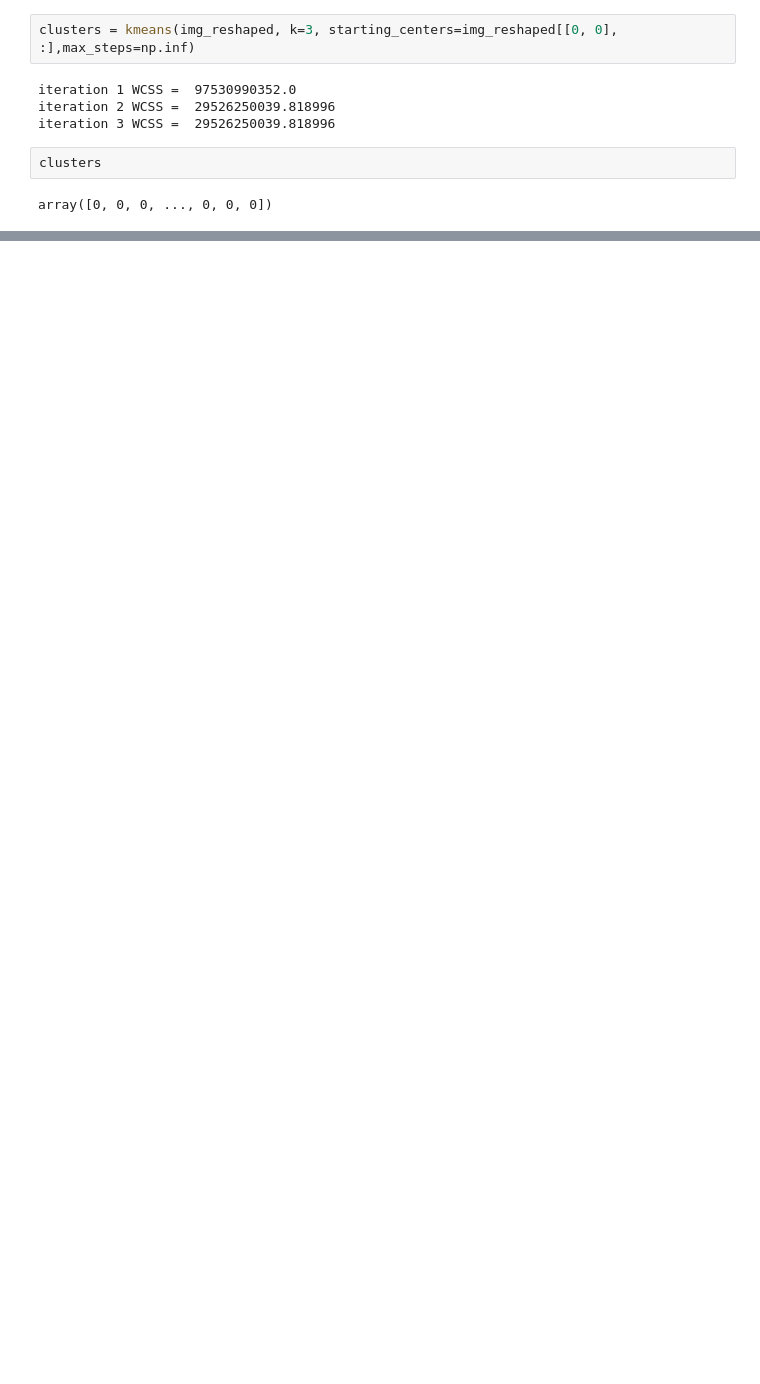
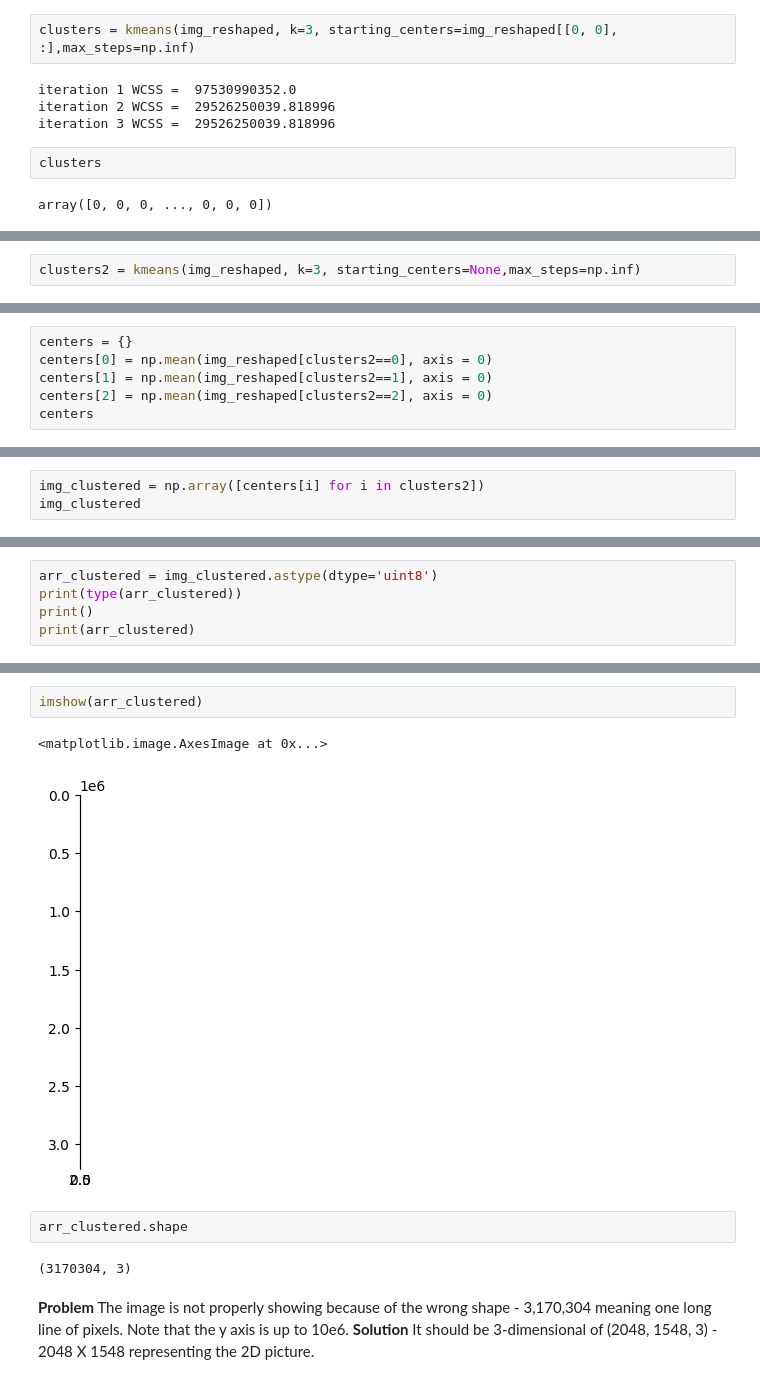
Before and after one commit to kellychin79/image_clustering, a Jupyter notebook: image_stylized_recoloring.ipynb, the cells around one changed output, grey strips where cells are left out. Saved outputs shown, nothing was run; the diff lists cells and outputs as text; blank space fills up the shorter version.

Commit message:
apply the kmeans algorithm on the image

```diff
--- a/image_stylized_recoloring.ipynb
+++ b/image_stylized_recoloring.ipynb
@@ -209,0 +228,2 @@ array([0, 0, 0, ..., 0, 0, 0])
+# %%
+clusters2 = kmeans(img_reshaped, k=3, starting_centers=None,max_steps=np.inf)
@@ -209,0 +260,6 @@ array([0, 0, 0, ..., 0, 0, 0])
+# %%
+centers = {}
+centers[0] = np.mean(img_reshaped[clusters2==0], axis = 0)
+centers[1] = np.mean(img_reshaped[clusters2==1], axis = 0)
+centers[2] = np.mean(img_reshaped[clusters2==2], axis = 0)
+centers
@@ -209,0 +272,3 @@ array([0, 0, 0, ..., 0, 0, 0])
+# %%
+img_clustered = np.array([centers[i] for i in clusters2])
+img_clustered
@@ -209,0 +285,5 @@ array([0, 0, 0, ..., 0, 0, 0])
+# %%
+arr_clustered = img_clustered.astype(dtype='uint8')
+print(type(arr_clustered))
+print()
+print(arr_clustered)
@@ -209,0 +300,12 @@ array([0, 0, 0, ..., 0, 0, 0])
+# %%
+imshow(arr_clustered)
+# %% [output]
+<matplotlib.image.AxesImage at 0x...>
+[figure, added]
+# %%
+arr_clustered.shape
+# %% [output]
+(3170304, 3)
+# %% [markdown]
+**Problem** The image is not properly showing because of the wrong shape - 3,170,304 meaning one long line of pixels. Note that the y axis is up to 10e6.
+**Solution** It should be 3-dimensional of (2048, 1548, 3)  - 2048 X 1548 representing the 2D picture.
```
Also changed, not shown: parts of 26 cells of this notebook.
